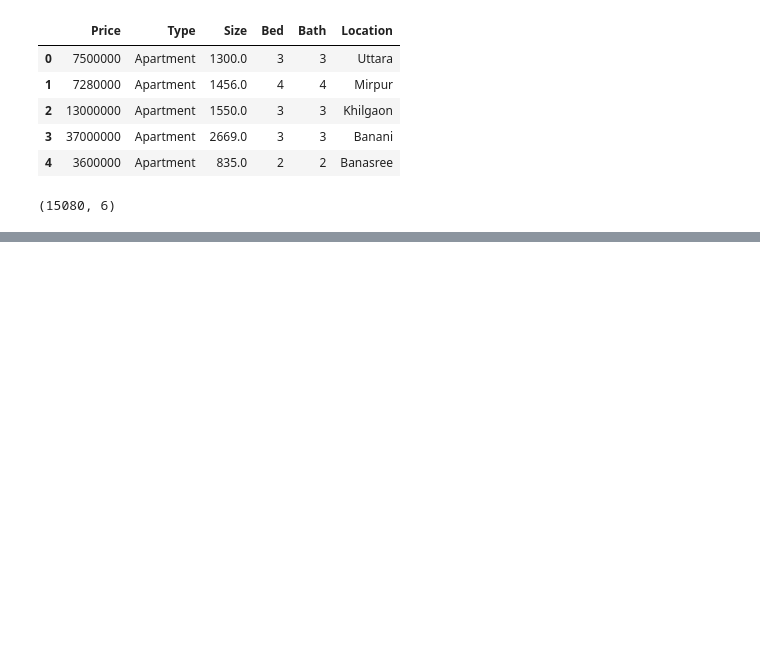
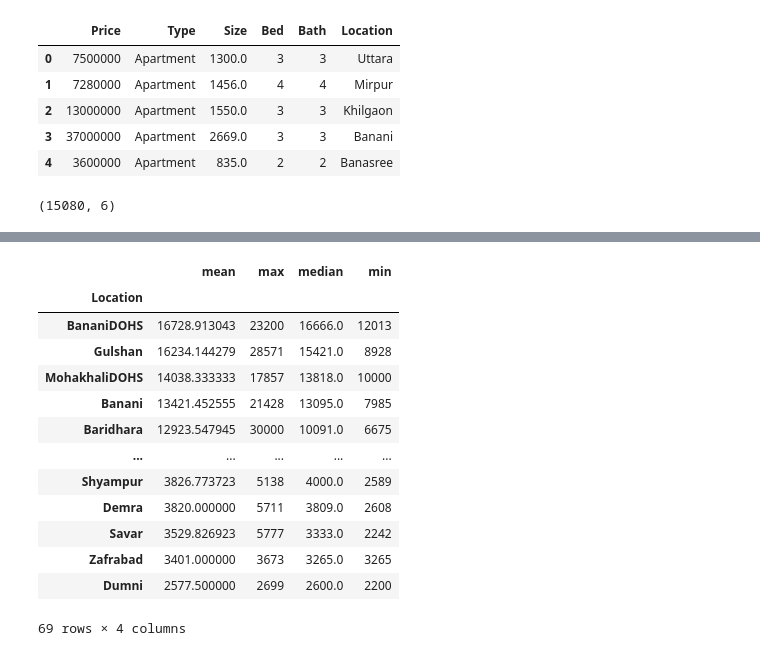
Before and after one commit to samiha-mahin/Dhaka_Apartment_Price_Prediction_ML, a Jupyter notebook: Dhaka_Apartment_Price_Prediction.ipynb, the cells around one changed output, grey strips where cells are left out. Drawn from its saved outputs; the diff is of its cells as text; code cells hidden in the pictures; blank space fills up the shorter version.

```diff
--- a/Dhaka_Apartment_Price_Prediction.ipynb
+++ b/Dhaka_Apartment_Price_Prediction.ipynb
@@ -220,0 +228,3 @@ drive.mount('/content/drive')
+# %%
+df11['Price_per_sqf'] = (df11.Price/df11.Size).astype(int)
+df11.head()
@@ -220,0 +248,3 @@ drive.mount('/content/drive')
+# %%
+df12 = df11[df11.Type == 'Apartment']
+df12.Type.value_counts()
@@ -220,0 +296,2 @@ drive.mount('/content/drive')
+# %%
+df12.Location = df12.Location.str.replace(" ","")
@@ -220,0 +308,3 @@ drive.mount('/content/drive')
+# %%
+info = df12.copy()
+info.head(1)
@@ -220,0 +332,17 @@ drive.mount('/content/drive')
+# %%
+info.groupby('Location').Price_per_sqf.agg(['mean','max','median','min']).sort_values(by='mean',ascending=False)
+# %% [output]
+|  | mean | max | median | min |
+| Location |  |  |  |  |
+| BananiDOHS | 16728.913043 | 23200 | 16666.0 | 12013 |
+| Gulshan | 16234.144279 | 28571 | 15421.0 | 8928 |
+| MohakhaliDOHS | 14038.333333 | 17857 | 13818.0 | 10000 |
+| Banani | 13421.452555 | 21428 | 13095.0 | 7985 |
+| Baridhara | 12923.547945 | 30000 | 10091.0 | 6675 |
+| ... | ... | ... | ... | ... |
+| Shyampur | 3826.773723 | 5138 | 4000.0 | 2589 |
+| Demra | 3820.000000 | 5711 | 3809.0 | 2608 |
+| Savar | 3529.826923 | 5777 | 3333.0 | 2242 |
+| Zafrabad | 3401.000000 | 3673 | 3265.0 | 3265 |
+| Dumni | 2577.500000 | 2699 | 2600.0 | 2200 |
+69 rows × 4 columns
```
Also changed, not shown: parts of 14 cells of this notebook.
